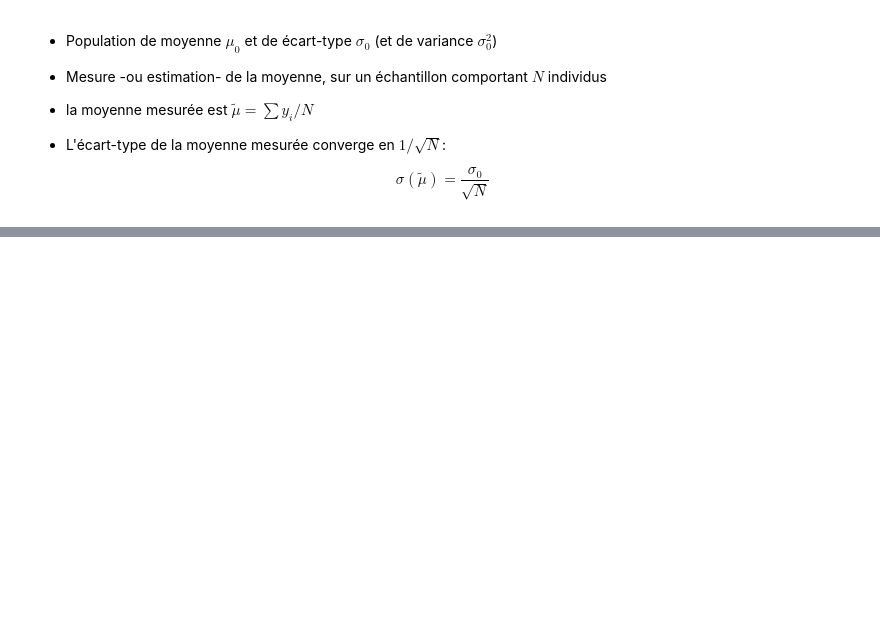
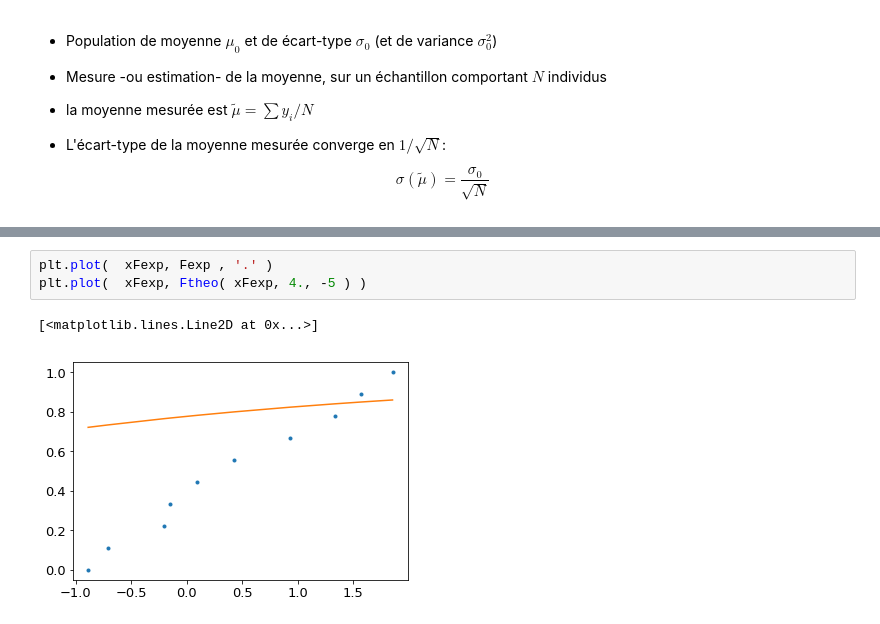
Before and after one commit to xdze2/xdze2.github.io-src, a Jupyter notebook: content/statistiques/Convergence-estimateur.ipynb, the cells around one changed output, grey strips where cells are left out. Cells and saved outputs as stored; diff of their text form; blank space fills up the shorter version.

```diff
--- a/content/statistiques/Convergence-estimateur.ipynb
+++ b/content/statistiques/Convergence-estimateur.ipynb
@@ -60,0 +112,6 @@ plt.xticks(x_lab, labels); # , rotation='vertical'
+# %%
+plt.plot(  xFexp, Fexp , '.' )
+plt.plot(  xFexp, Ftheo( xFexp, 4., -5 ) )
+# %% [output]
+[<matplotlib.lines.Line2D at 0x...>]
+[figure, added]
```
Also changed, not shown: parts of 14 cells of this notebook, 5 other files.
